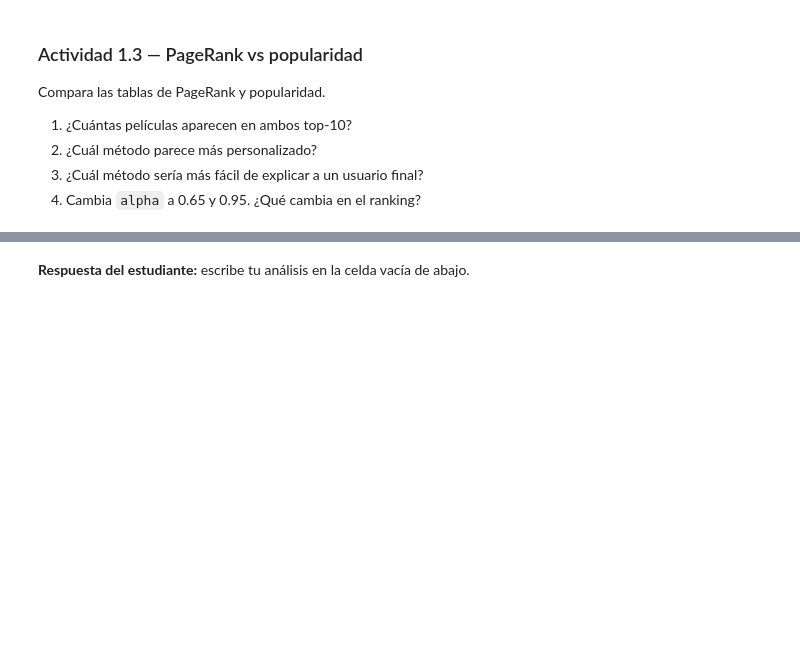
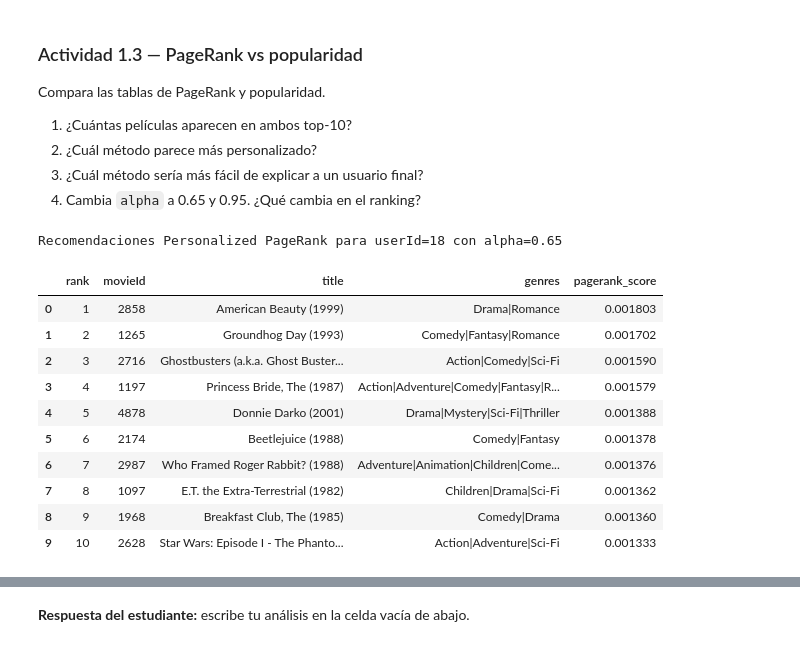
Before and after one commit to 53R6IO/LAB_4_SR, a Jupyter notebook: RS_Lab4_Graph_Recommendation_and_Transformers_v3.ipynb, the cells around one changed output, grey strips where cells are left out. Drawn from its saved outputs; the diff is of its cells as text; code cells hidden in the pictures; blank space fills up the shorter version.

```diff
--- a/RS_Lab4_Graph_Recommendation_and_Transformers_v3.ipynb
+++ b/RS_Lab4_Graph_Recommendation_and_Transformers_v3.ipynb
@@ -816,3 +943,20 @@ Compara las tablas de PageRank y popularidad.
 2. ¿Cuál método parece más personalizado?
 3. ¿Cuál método sería más fácil de explicar a un usuario final?
 4. Cambia `alpha` a 0.65 y 0.95. ¿Qué cambia en el ranking?
+# %%
+pagerank_recs = recommend_with_pagerank(B, QUERY_USER, top_n=10, alpha=0.65, positive_only=False)
+print(f"Recomendaciones Personalized PageRank para userId={QUERY_USER} con alpha=0.65")
+display(pagerank_recs)
+# %% [output]
+Recomendaciones Personalized PageRank para userId=18 con alpha=0.65
+|  | rank | movieId | title | genres | pagerank_score |
+| 0 | 1 | 2858 | American Beauty (1999) | Drama|Romance | 0.001803 |
+| 1 | 2 | 1265 | Groundhog Day (1993) | Comedy|Fantasy|Romance | 0.001702 |
+| 2 | 3 | 2716 | Ghostbusters (a.k.a. Ghost Buster... | Action|Comedy|Sci-Fi | 0.001590 |
+| 3 | 4 | 1197 | Princess Bride, The (1987) | Action|Adventure|Comedy|Fantasy|R... | 0.001579 |
+| 4 | 5 | 4878 | Donnie Darko (2001) | Drama|Mystery|Sci-Fi|Thriller | 0.001388 |
+| 5 | 6 | 2174 | Beetlejuice (1988) | Comedy|Fantasy | 0.001378 |
+| 6 | 7 | 2987 | Who Framed Roger Rabbit? (1988) | Adventure|Animation|Children|Come... | 0.001376 |
+| 7 | 8 | 1097 | E.T. the Extra-Terrestrial (1982) | Children|Drama|Sci-Fi | 0.001362 |
+| 8 | 9 | 1968 | Breakfast Club, The (1985) | Comedy|Drama | 0.001360 |
+| 9 | 10 | 2628 | Star Wars: Episode I - The Phanto... | Action|Adventure|Sci-Fi | 0.001333 |
```
Also changed, not shown: parts of 25 cells of this notebook.
